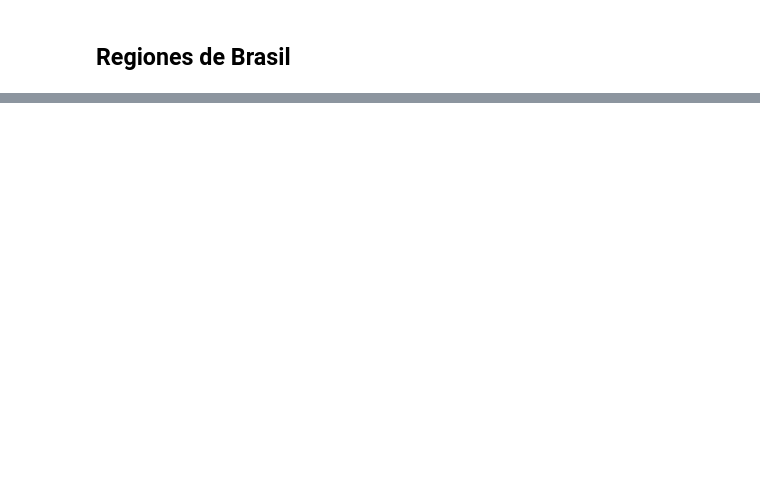
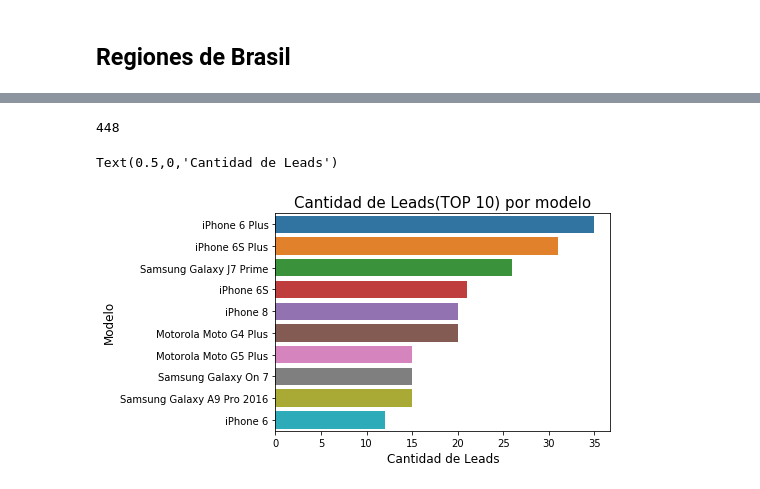
Before and after one commit to alepenaa94/TP1-Datos, a Jupyter notebook: Analisis- Fran.ipynb, the cells around one changed output, grey strips where cells are left out. Drawn from its saved outputs; the diff is of its cells as text; code cells hidden in the pictures; blank space fills up the shorter version.

```diff
--- a/Analisis- Fran.ipynb
+++ b/Analisis- Fran.ipynb
@@ -159,0 +163,3 @@ grafico_visitas_regiones.set_xlabel("Cantidad",fontsize=12)
+# %%
+lead_events = df_eventos.loc[df_eventos['event']=='lead',['person','model','timestamp']]
+lead_events.head()
@@ -159,0 +186,3 @@ grafico_visitas_regiones.set_xlabel("Cantidad",fontsize=12)
+# %%
+lead_per_model = lead_events['model'].value_counts()
+lead_per_model.head(10)
@@ -159,0 +201,13 @@ grafico_visitas_regiones.set_xlabel("Cantidad",fontsize=12)
+# %%
+lead_per_model.sum()
+# %% [output]
+448
+# %%
+grafico_lead_model = sns.barplot(lead_per_model.head(10).values,lead_per_model.head(10).index)
+sns.color_palette("Paired", n_colors=10)
+grafico_lead_model.set_title("Cantidad de Leads(TOP 10) por modelo",fontsize=15)
+grafico_lead_model.set_ylabel("Modelo",fontsize=12)
+grafico_lead_model.set_xlabel("Cantidad de Leads",fontsize=12)
+# %% [output]
+Text(0.5,0,'Cantidad de Leads')
+[figure, added]
```
Also changed, not shown: parts of 20 cells of this notebook.
